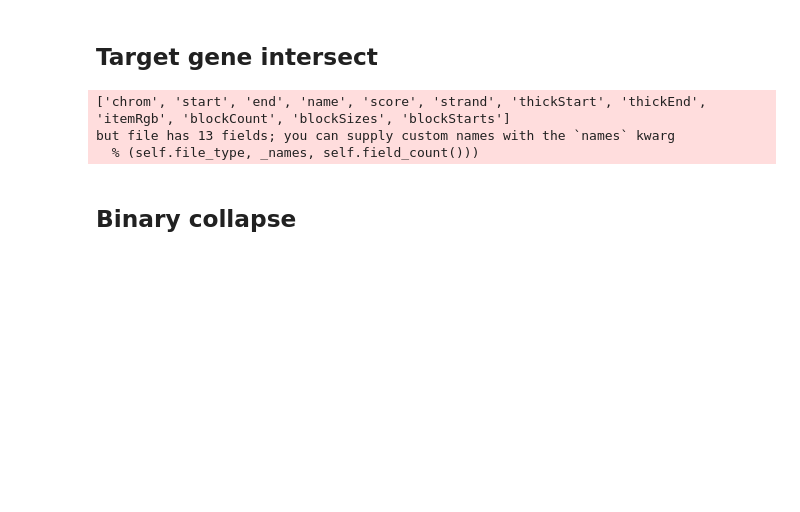
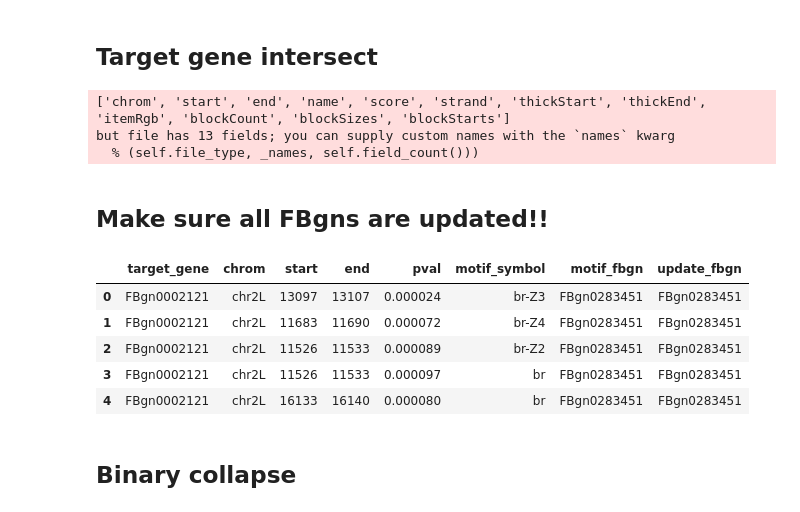
Before and after one commit to isabelleberger/s2cell-prior, a Jupyter notebook: notebook/2018-02-08_build_motif_matrix.ipynb, the cells around one changed output. Drawn from its saved outputs; the diff is of its cells as text; code cells hidden in the pictures; blank space fills up the shorter version.

```diff
--- a/notebook/2018-02-08_build_motif_matrix.ipynb
+++ b/notebook/2018-02-08_build_motif_matrix.ipynb
@@ -40,8 +44,26 @@ df_copy.to_csv('../output/motif/tf_merge.bed', sep='\t', header=None, index=Fals
 # %%
 TF_list = pd.read_table('../output/list_of_tfs.txt', header=None)
 TF_list.columns=['TF']
+# %%
+# make dictionary of alt fbgns
+
+fbgn = {}
+with open('/data/LCDB/lcdb-references/dmel/r6-16/fb_annotation/dmel_r6-16.fb_annotation') as f:
+    next(f)
+    for line in f:
+        split = line.split('\t')
+        first = split[1]
+        seconds = split[2].split(',')
+        fbgn[first] = first
+        for x in seconds:
+            if x:
+                fbgn[x] = first
+# %%
+TF_list['update'] = TF_list.TF.map(lambda x: fbgn[x])
+# %%
+TF_list.drop('TF', axis=1, inplace=True)
 # %%
-merge_on_our_TFs = df_copy.merge(TF_list, left_on='motif_FBgn', right_on='TF', how='inner')
+merge_on_our_TFs = df_copy.merge(TF_list, left_on='motif_FBgn', right_on='update', how='inner')
 # %%
 len(merge_on_our_TFs.motif_FBgn.unique())
 # %% [output]
@@ -59,6 +81,18 @@ but file has 13 fields; you can supply custom names with the `names` kwarg
   % (self.file_type, _names, self.field_count()))
 # %%
 targene_intersect.columns = ['target_gene','chrom','start','end','pval','motif_symbol','motif_fbgn']
+# %% [markdown]
+## Make sure all FBgns are updated!!
+# %%
+targene_intersect['update_fbgn'] = targene_intersect.motif_fbgn.map(lambda x: fbgn[x])
+targene_intersect.head()
+# %% [output]
+|  | target_gene | chrom | start | end | pval | motif_symbol | motif_fbgn | update_fbgn |
+| 0 | FBgn0002121 | chr2L | 13097 | 13107 | 0.000024 | br-Z3 | FBgn0283451 | FBgn0283451 |
+| 1 | FBgn0002121 | chr2L | 11683 | 11690 | 0.000072 | br-Z4 | FBgn0283451 | FBgn0283451 |
+| 2 | FBgn0002121 | chr2L | 11526 | 11533 | 0.000089 | br-Z2 | FBgn0283451 | FBgn0283451 |
+| 3 | FBgn0002121 | chr2L | 11526 | 11533 | 0.000097 | br | FBgn0283451 | FBgn0283451 |
+| 4 | FBgn0002121 | chr2L | 16133 | 16140 | 0.000080 | br | FBgn0283451 | FBgn0283451 |
 # %% [markdown]
 ## Binary collapse
 # %%
```
Also changed, not shown: parts of 4 cells of this notebook, 5 other files.
